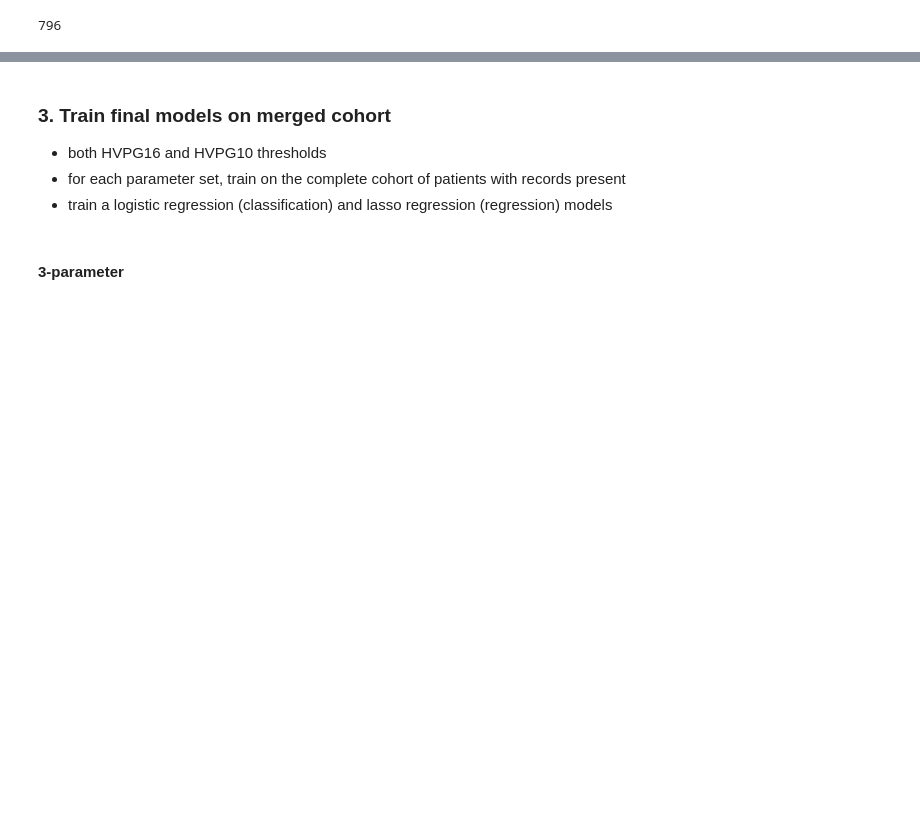
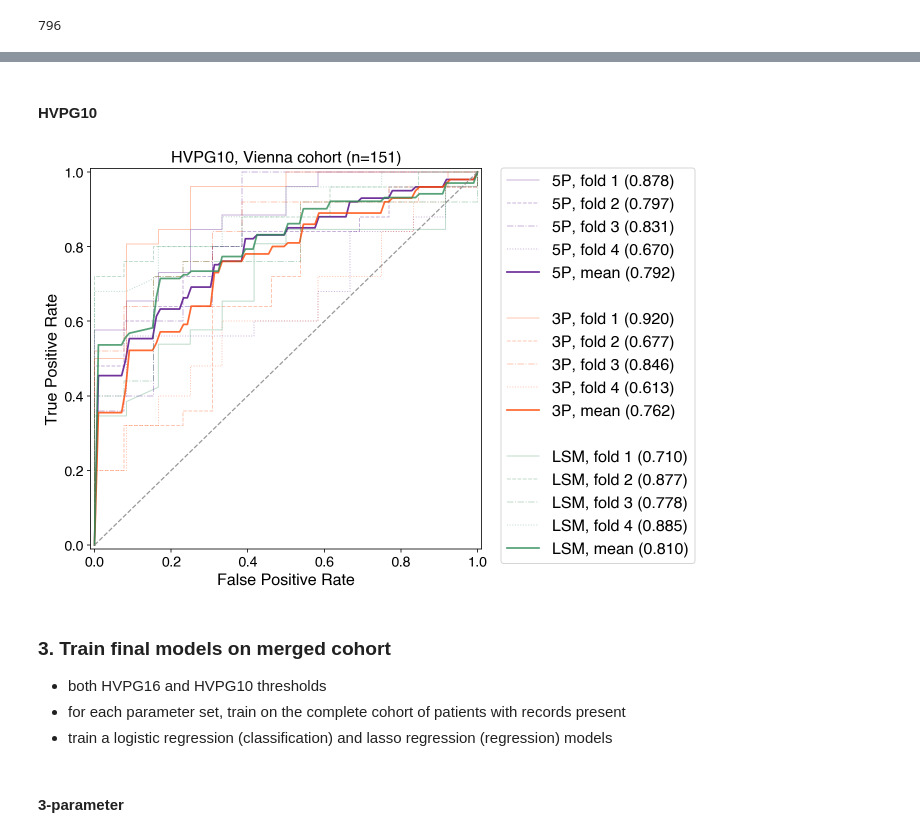
Before and after one commit to reinisj/HVPG16, a Jupyter notebook: jupyter/10_MERGED_final_models_coefficients_etiologysplit.ipynb, the cells around one changed output, grey strips where cells are left out. Drawn from its saved outputs; the diff is of its cells as text; code cells hidden in the pictures; blank space fills up the shorter version.

```diff
--- a/jupyter/10_MERGED_final_models_coefficients_etiologysplit.ipynb
+++ b/jupyter/10_MERGED_final_models_coefficients_etiologysplit.ipynb
@@ -181,3 +226,44 @@ plt.show()
+# %% [markdown]
+#### HVPG10
+# %%
+cv = StratifiedKFold(n_splits=4, shuffle=True, random_state=1)
+classifier = LogisticRegression(C=0.6, warm_start=False, max_iter=1000)
+
+ax = plt.figure(figsize=(7,7))
+
+X = data_subset[["PLT", "BILI", "aPTT", "GGT", "CHE"]]
+y = 1*(data_subset["HVPG"] >= 10)
+plot_ROC_CV(classifier, cv, X, y, "indigo", "5P")
+
+# trick to have space in the legend
+plt.plot([0, 1], [0, 1], linestyle='--', lw=1.25, color='white', label=' ', alpha=.8)
+
+X = data_subset[["PLT", "BILI", "INR"]]
+y = 1*(data_subset["HVPG"] >= 10)
+plot_ROC_CV(classifier, cv, X, y, "orangered", "3P")
+
+# trick to have space in the legend
+plt.plot([0, 1], [0, 1], linestyle='--', lw=1.25, color='white', label=' ', alpha=.8)
+
+X = data_subset[["LSM"]]
+y = 1*(data_subset["HVPG"] >= 10)
+plot_ROC_CV(classifier, cv, X, y, "seagreen", "LSM")
+
+plt.plot([0, 1], [0, 1], linestyle='--', lw=1.25, color='grey', label='', alpha=.8)
+
+plt.xticks(fontsize=14)
+plt.yticks(fontsize=14)
+
+plt.xlim([-0.01, 1.01])
+plt.ylim([-0.01, 1.01])
+plt.xlabel('False Positive Rate',fontsize=16)
+plt.ylabel('True Positive Rate',fontsize=16)
+plt.legend(bbox_to_anchor=(1.05, 1.001), loc=2, borderaxespad=0.,prop={"size":16})
+plt.title(f"HVPG10, Vienna cohort (n={len(data_subset)})", fontsize=16)
+plt.savefig(output_folder_plots + "VIENNA_cohort_final_CV_comparison_HVPG10.pdf", bbox_inches="tight")
+plt.show()
+# %% [output]
+[figure, added]
 # %% [markdown]
 ### 3. Train final models on merged cohort
 - both HVPG16 and HVPG10 thresholds
```
Also changed, not shown: parts of 39 cells of this notebook, 3 other files.
